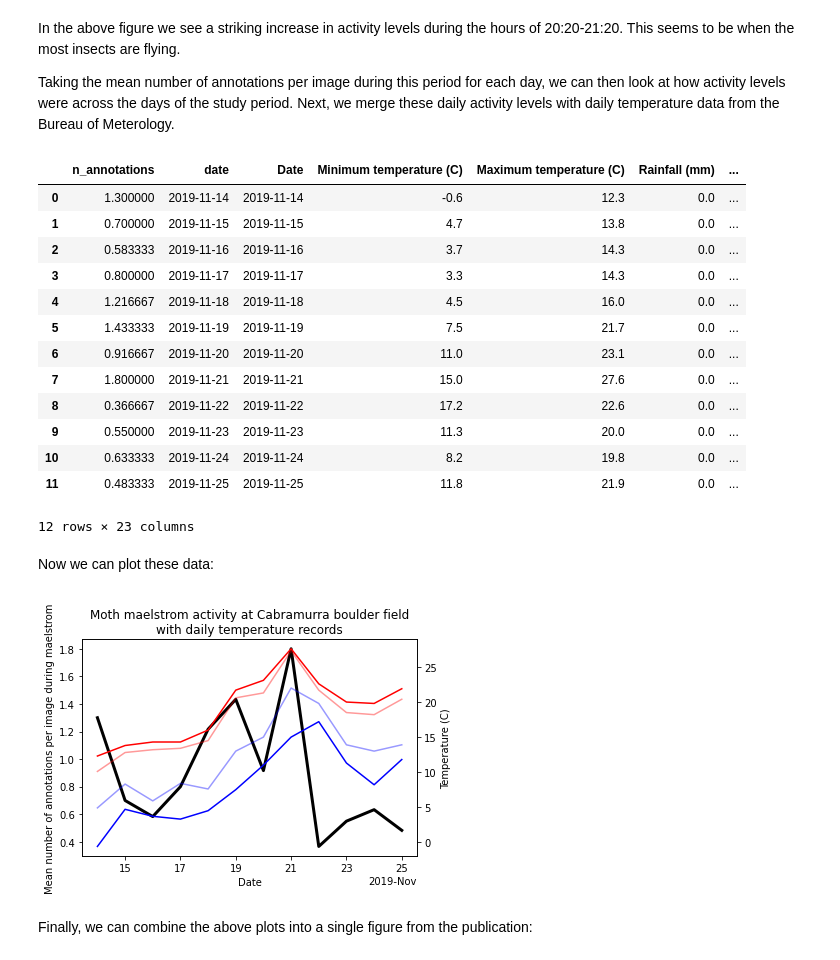
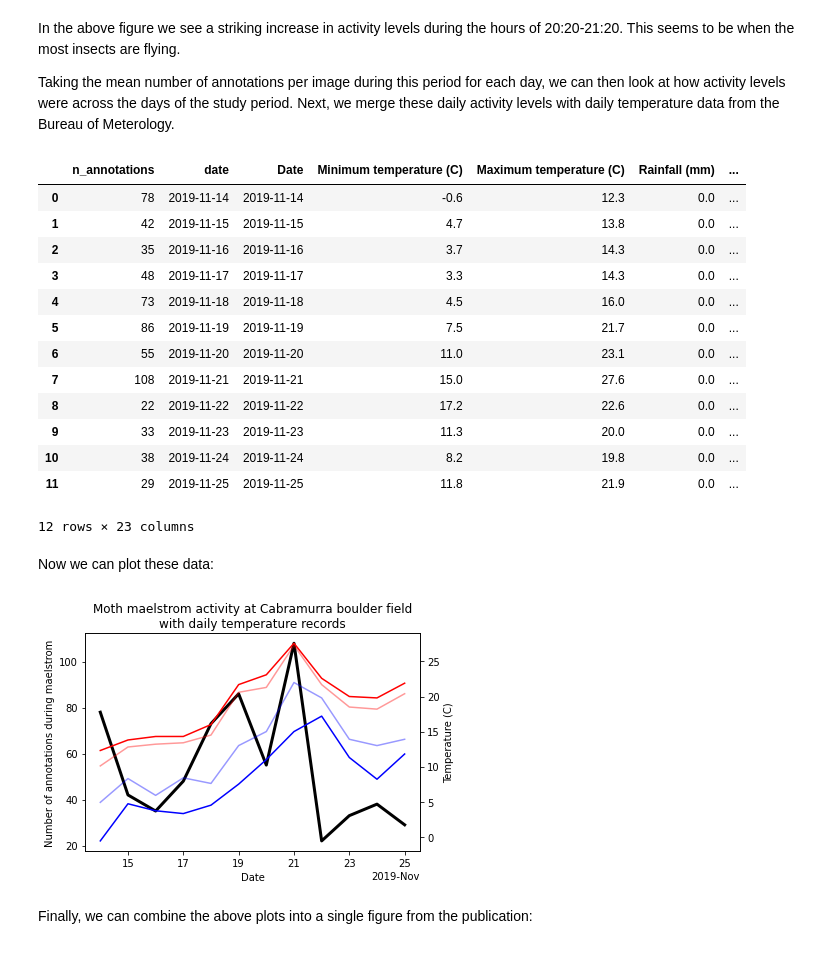
Before and after one commit to J-Wall/camfi, a Jupyter notebook: examples/activity_analysis.ipynb, the cells around one changed output. Cells and saved outputs as stored; diff of their text form; code cells hidden in the pictures.

Commit message:
Changed units on activity figure

```diff
--- a/examples/activity_analysis.ipynb
+++ b/examples/activity_analysis.ipynb
@@ -213,7 +213,7 @@ Taking the mean number of annotations per image during this period for each day,
 df_maelstrom = df[
     (df.daytime >= datetime.datetime(1680, 1, 1, 20, 20)) & (df.daytime < datetime.datetime(1680, 1, 1, 21, 20))
 ]
-maelstrom_intensity = df_maelstrom.groupby(df_maelstrom["timestamp"].dt.date)["n_annotations"].mean()
+maelstrom_intensity = df_maelstrom.groupby(df_maelstrom["timestamp"].dt.date)["n_annotations"].sum()
 maelstrom_intensity = pd.DataFrame(maelstrom_intensity)
 maelstrom_intensity["date"] = pd.to_datetime(maelstrom_intensity.index)
 
@@ -232,18 +232,18 @@ maelstrom_weather = maelstrom_intensity.merge(
 maelstrom_weather
 # %% [output]
 |  | n_annotations | date | Date | Minimum temperature (C) | Maximum temperature (C) | Rainfall (mm) | ... |
-| 0 | 1.300000 | 2019-11-14 | 2019-11-14 | -0.6 | 12.3 | 0.0 | ... |
-| 1 | 0.700000 | 2019-11-15 | 2019-11-15 | 4.7 | 13.8 | 0.0 | ... |
-| 2 | 0.583333 | 2019-11-16 | 2019-11-16 | 3.7 | 14.3 | 0.0 | ... |
-| 3 | 0.800000 | 2019-11-17 | 2019-11-17 | 3.3 | 14.3 | 0.0 | ... |
-| 4 | 1.216667 | 2019-11-18 | 2019-11-18 | 4.5 | 16.0 | 0.0 | ... |
-| 5 | 1.433333 | 2019-11-19 | 2019-11-19 | 7.5 | 21.7 | 0.0 | ... |
-| 6 | 0.916667 | 2019-11-20 | 2019-11-20 | 11.0 | 23.1 | 0.0 | ... |
-| 7 | 1.800000 | 2019-11-21 | 2019-11-21 | 15.0 | 27.6 | 0.0 | ... |
-| 8 | 0.366667 | 2019-11-22 | 2019-11-22 | 17.2 | 22.6 | 0.0 | ... |
-| 9 | 0.550000 | 2019-11-23 | 2019-11-23 | 11.3 | 20.0 | 0.0 | ... |
-| 10 | 0.633333 | 2019-11-24 | 2019-11-24 | 8.2 | 19.8 | 0.0 | ... |
-| 11 | 0.483333 | 2019-11-25 | 2019-11-25 | 11.8 | 21.9 | 0.0 | ... |
+| 0 | 78 | 2019-11-14 | 2019-11-14 | -0.6 | 12.3 | 0.0 | ... |
+| 1 | 42 | 2019-11-15 | 2019-11-15 | 4.7 | 13.8 | 0.0 | ... |
+| 2 | 35 | 2019-11-16 | 2019-11-16 | 3.7 | 14.3 | 0.0 | ... |
+| 3 | 48 | 2019-11-17 | 2019-11-17 | 3.3 | 14.3 | 0.0 | ... |
+| 4 | 73 | 2019-11-18 | 2019-11-18 | 4.5 | 16.0 | 0.0 | ... |
+| 5 | 86 | 2019-11-19 | 2019-11-19 | 7.5 | 21.7 | 0.0 | ... |
+| 6 | 55 | 2019-11-20 | 2019-11-20 | 11.0 | 23.1 | 0.0 | ... |
+| 7 | 108 | 2019-11-21 | 2019-11-21 | 15.0 | 27.6 | 0.0 | ... |
+| 8 | 22 | 2019-11-22 | 2019-11-22 | 17.2 | 22.6 | 0.0 | ... |
+| 9 | 33 | 2019-11-23 | 2019-11-23 | 11.3 | 20.0 | 0.0 | ... |
+| 10 | 38 | 2019-11-24 | 2019-11-24 | 8.2 | 19.8 | 0.0 | ... |
+| 11 | 29 | 2019-11-25 | 2019-11-25 | 11.8 | 21.9 | 0.0 | ... |
 12 rows × 23 columns
 # %% [markdown]
 Now we can plot these data:
@@ -252,7 +252,7 @@ fig = plt.figure()
 ax1 = fig.add_subplot(
     111,
     title="Moth maelstrom activity at Cabramurra boulder field\nwith daily temperature records",
-    ylabel="Mean number of annotations per image during maelstrom",
+    ylabel="Number of annotations during maelstrom",
     xlabel="Date",
 )
 ax2 = ax1.twinx()
@@ -274,34 +274,34 @@ ax2.plot(
     c="r",
     label="Maximum temperature (C)",
 )
 ax2.plot(
     maelstrom_weather["date"],
     maelstrom_weather["3pm Temperature (C)"],
     c="r",
     alpha=0.4,
     label="3pm Temperature (C)",
 )
 ax2.plot(
     maelstrom_weather["date"],
     maelstrom_weather["Minimum temperature (C)"],
     c="b",
     label="Minimum temperature (C)",
 )
 ax2.plot(
     maelstrom_weather["date"],
     maelstrom_weather["9am Temperature (C)"],
     c="b",
     alpha=0.4,
     label="9am Temperature (C)",
 )
 
 # Correctly formatting axes
 locator = mdates.AutoDateLocator(minticks=3, maxticks=7)
 formatter = mdates.ConciseDateFormatter(locator)
 ax1.xaxis.set_major_locator(locator)
 ax1.xaxis.set_major_formatter(formatter)
 # %% [output]
-[figure, old version]
+[figure, new version]
 # %% [markdown]
 Finally, we can combine the above plots into a single figure from the publication:
 # %%
```
Also changed, not shown: parts of 3 cells of this notebook, 1 other file.
